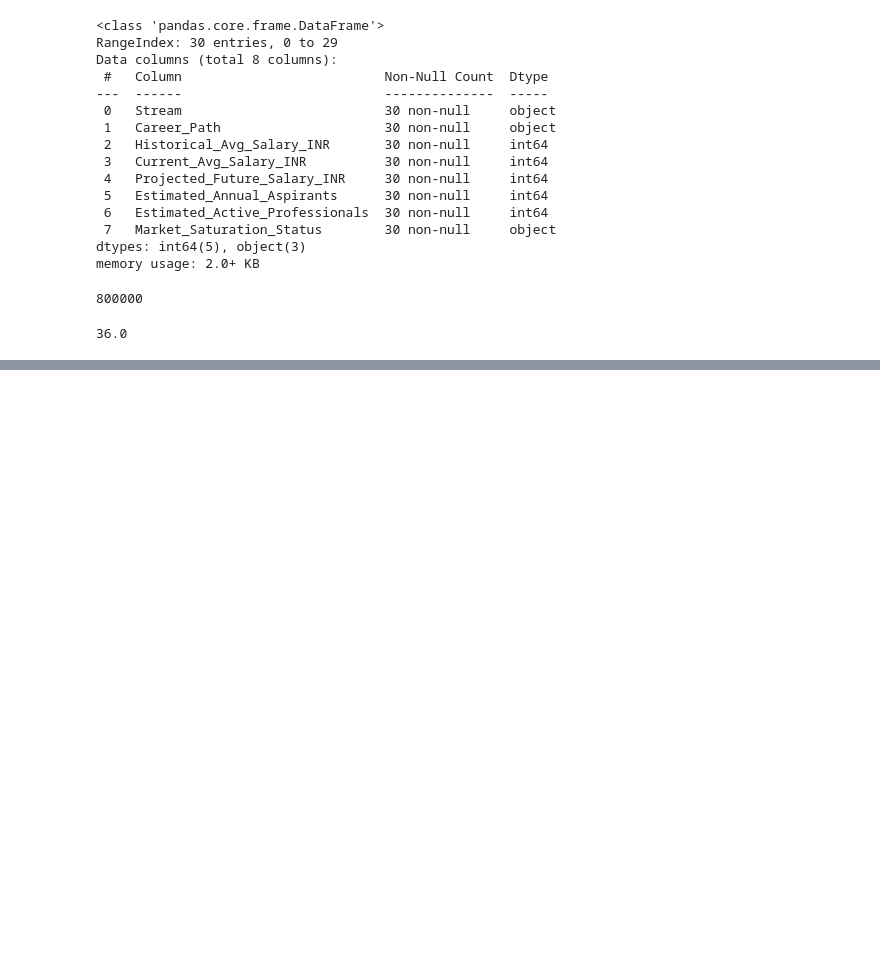
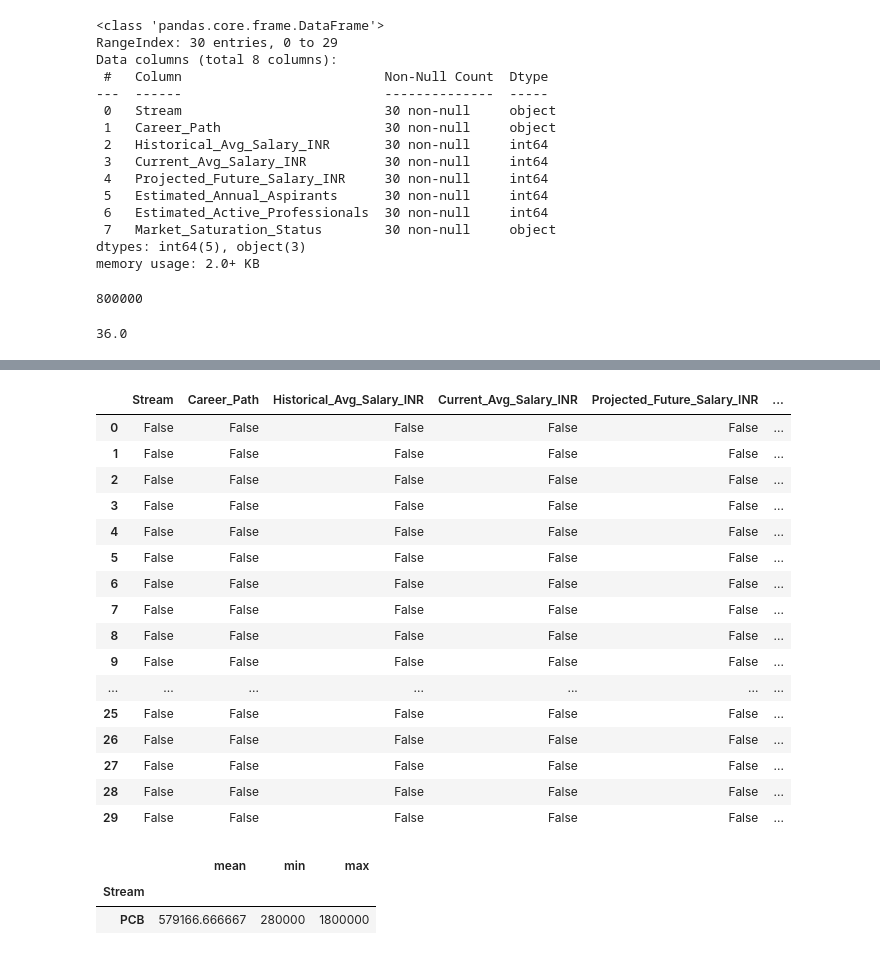
Before and after one commit to Venux09/Carrier-analysis-project, a Jupyter notebook: science stream deep analysis/traditional_cleaning.ipynb, the cells around one changed output, grey strips where cells are left out. Drawn from its saved outputs; the diff is of its cells as text; code cells hidden in the pictures; blank space fills up the shorter version.

```diff
--- a/science stream deep analysis/traditional_cleaning.ipynb
+++ b/science stream deep analysis/traditional_cleaning.ipynb
@@ -71,3 +71,29 @@ df_pcb
 | 9 | PCB | Biotechnologist | 220000 | 500000 | 800000 | ... |
 | 10 | PCB | Ayurvedic Doctor (BAMS) | 180000 | 420000 | 680000 | ... |
 | 11 | PCB | Homeopathic Doctor (BHMS) | 150000 | 380000 | 550000 | ... |
+# %%
+df.isnull()
+# %% [output]
+|  | Stream | Career_Path | Historical_Avg_Salary_INR | Current_Avg_Salary_INR | Projected_Future_Salary_INR | ... |
+| 0 | False | False | False | False | False | ... |
+| 1 | False | False | False | False | False | ... |
+| 2 | False | False | False | False | False | ... |
+| 3 | False | False | False | False | False | ... |
+| 4 | False | False | False | False | False | ... |
+| 5 | False | False | False | False | False | ... |
+| 6 | False | False | False | False | False | ... |
+| 7 | False | False | False | False | False | ... |
+| 8 | False | False | False | False | False | ... |
+| 9 | False | False | False | False | False | ... |
+| ... | ... | ... | ... | ... | ... | ... |
+| 25 | False | False | False | False | False | ... |
+| 26 | False | False | False | False | False | ... |
+| 27 | False | False | False | False | False | ... |
+| 28 | False | False | False | False | False | ... |
+| 29 | False | False | False | False | False | ... |
+# %%
+df_pcb.groupby('Stream')['Current_Avg_Salary_INR'].agg(['mean','min','max'])
+# %% [output]
+|  | mean | min | max |
+| Stream |  |  |  |
+| PCB | 579166.666667 | 280000 | 1800000 |
```
Also changed, not shown: parts of 2 cells of this notebook, 3 other files.
